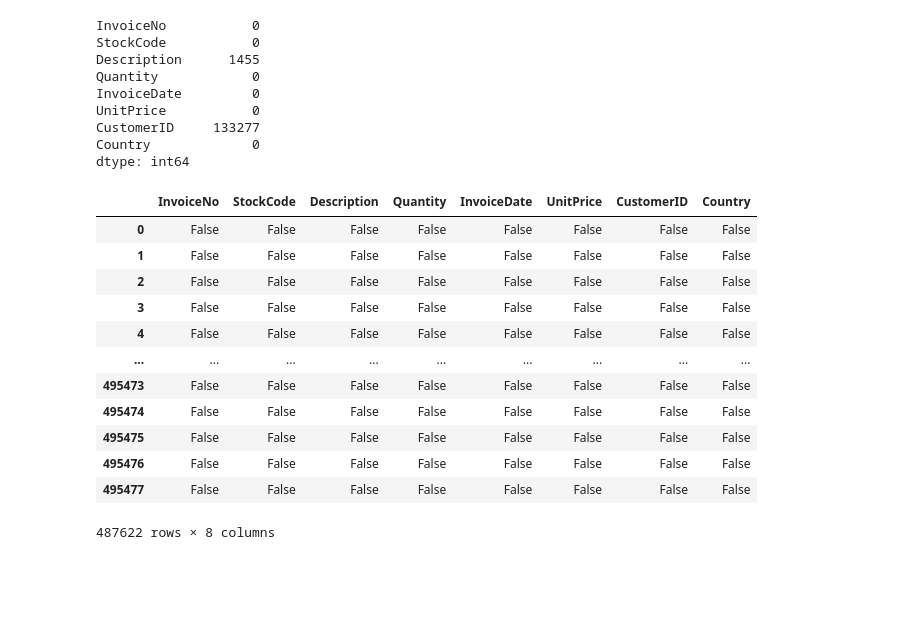
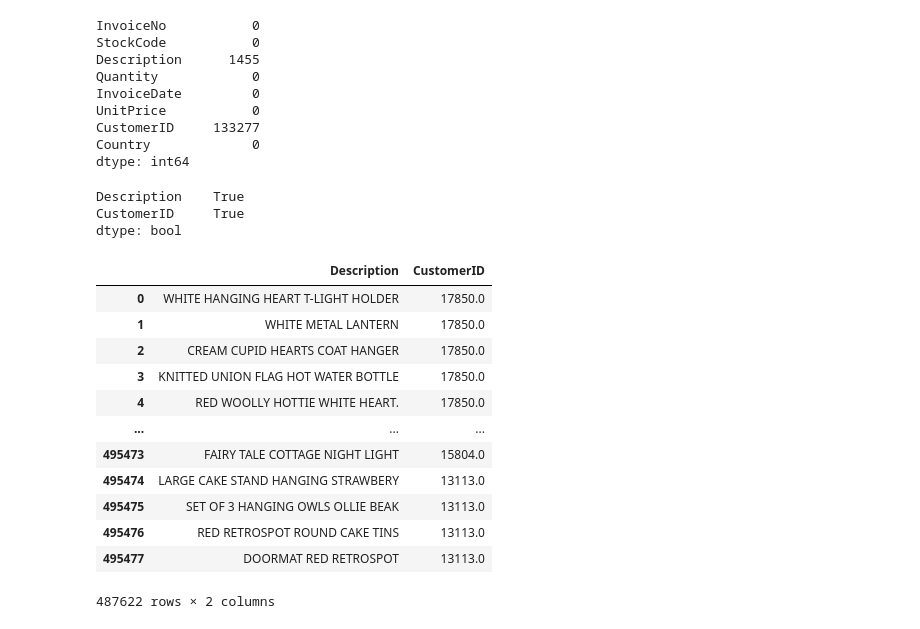
Before and after one commit to w1767/w1767, a Jupyter notebook: Apriori.ipynb, the cells around one changed output. Cells and saved outputs as stored; diff of their text form; code cells hidden in the pictures; blank space fills up the shorter version.

```diff
--- a/Apriori.ipynb
+++ b/Apriori.ipynb
@@ -135,27 +175,35 @@ UnitPrice           0
 CustomerID     133277
 Country             0
 dtype: int64
+# %%
+onl_Rtl_data.isna().any()[lambda x: x]
+# %% [output]
+Description    True
+CustomerID     True
+dtype: bool
+# %%
+onl_Rtl_data.loc[:, onl_Rtl_data.isna().any()]
+# %% [output]
+|  | Description | CustomerID |
+| 0 | WHITE HANGING HEART T-LIGHT HOLDER | 17850.0 |
+| 1 | WHITE METAL LANTERN | 17850.0 |
+| 2 | CREAM CUPID HEARTS COAT HANGER | 17850.0 |
+| 3 | KNITTED UNION FLAG HOT WATER BOTTLE | 17850.0 |
+| 4 | RED WOOLLY HOTTIE WHITE HEART. | 17850.0 |
+| ... | ... | ... |
+| 495473 | FAIRY TALE COTTAGE NIGHT LIGHT | 15804.0 |
+| 495474 | LARGE CAKE STAND HANGING STRAWBERY | 13113.0 |
+| 495475 | SET OF 3 HANGING OWLS OLLIE BEAK | 13113.0 |
+| 495476 | RED RETROSPOT ROUND CAKE TINS | 13113.0 |
+| 495477 | DOORMAT RED RETROSPOT | 13113.0 |
+487622 rows × 2 columns
 # %%
-#converting all positive values to 1 and everything else to 0
+#converting all positive vaues to 1 and everything else to 0
 def my_encode_units(x):
-  if x <=0:
-    return 0
-    if x>= 1:
-      return 1
+    if x <= 0:
+        return 0
+    if x >= 1:
+        return 1
+
 basket_sets = Ana_basket.applymap(my_encode_units)
-basket_sets.drop('POSTAGE', inplace=True, axis=1) #remmove 'postage' as an item
-onl_Rtl_data.isnull().dropna()
+basket_sets.drop('POSTAGE', inplace=True, axis=1) #Remove "postage" as an item
-# %% [output]
-|  | InvoiceNo | StockCode | Description | Quantity | InvoiceDate | UnitPrice | CustomerID | Country |
-| 0 | False | False | False | False | False | False | False | False |
-| 1 | False | False | False | False | False | False | False | False |
-| 2 | False | False | False | False | False | False | False | False |
-| 3 | False | False | False | False | False | False | False | False |
-| 4 | False | False | False | False | False | False | False | False |
-| ... | ... | ... | ... | ... | ... | ... | ... | ... |
-| 495473 | False | False | False | False | False | False | False | False |
-| 495474 | False | False | False | False | False | False | False | False |
-| 495475 | False | False | False | False | False | False | False | False |
-| 495476 | False | False | False | False | False | False | False | False |
-| 495477 | False | False | False | False | False | False | False | False |
-487622 rows × 8 columns
```
Also changed, not shown: parts of 13 cells of this notebook.
